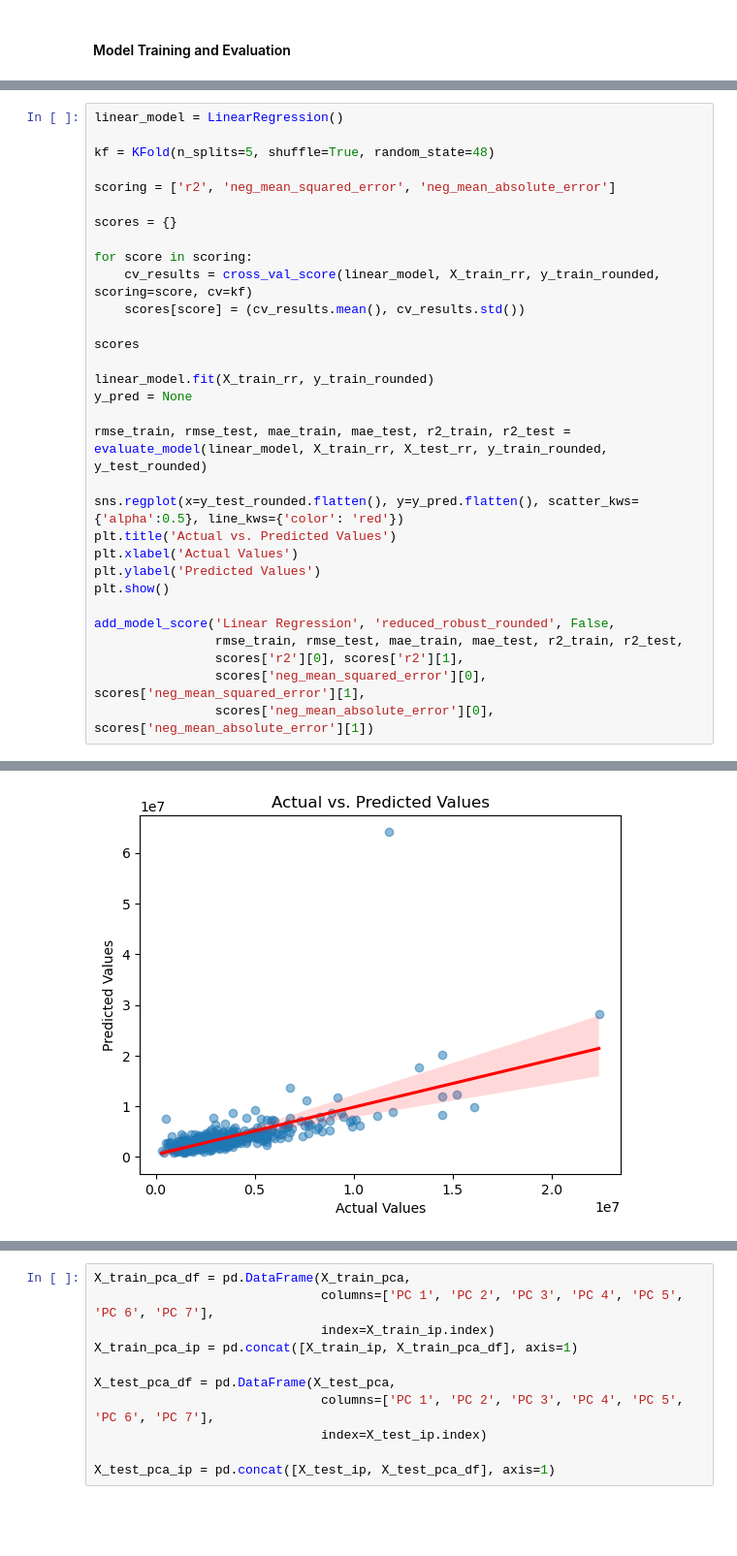
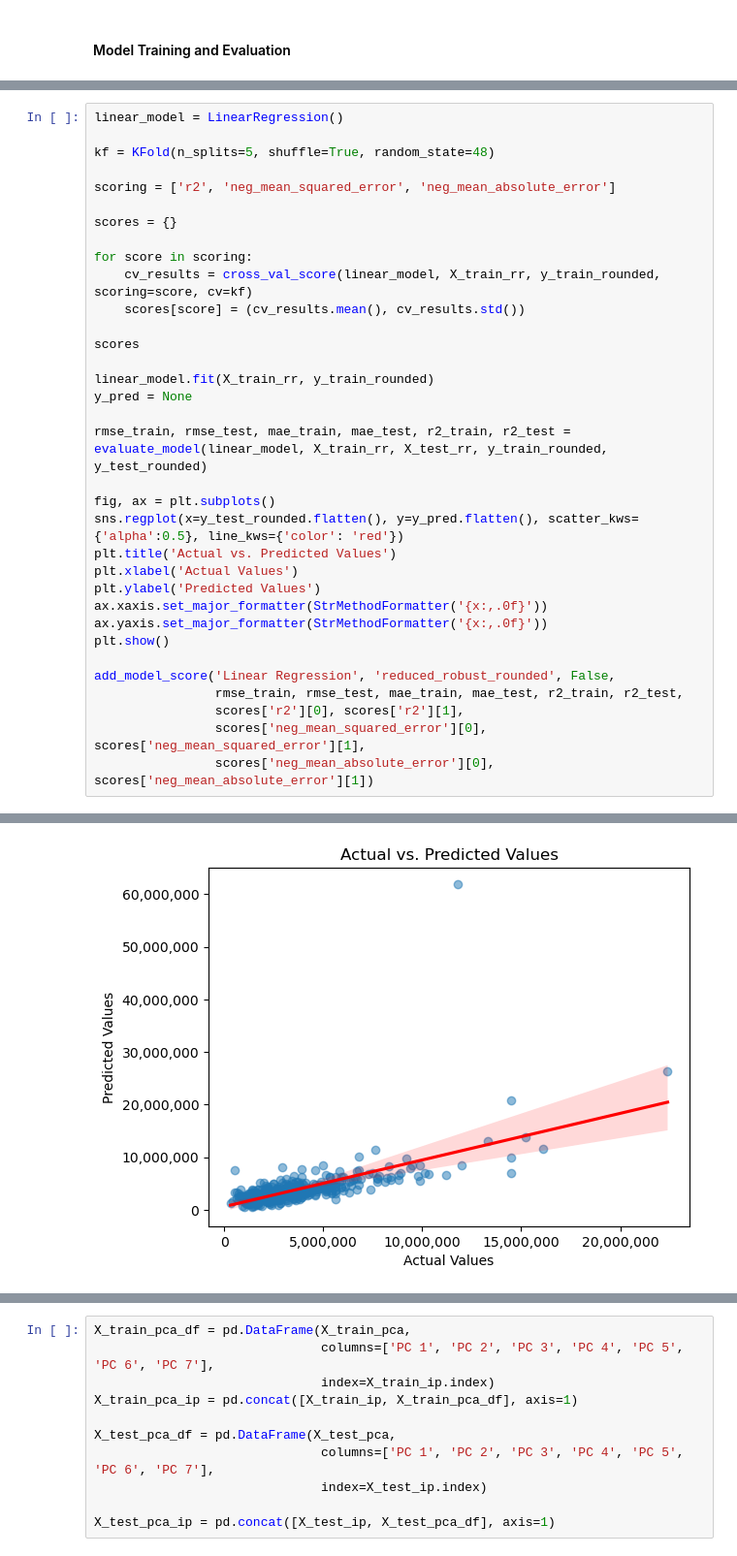
Before and after one commit to dezertdweller/capstone-project-fqhc-model, a Jupyter notebook: notebooks/modeling.ipynb, the cells around one changed output, grey strips where cells are left out. Shown at 97% size. Saved outputs shown, nothing was run; the diff lists cells and outputs as text; blank space fills up the shorter version.

```diff
--- a/notebooks/modeling.ipynb
+++ b/notebooks/modeling.ipynb
@@ -311,10 +318,13 @@ y_pred = None
 
 rmse_train, rmse_test, mae_train, mae_test, r2_train, r2_test = evaluate_model(linear_model, X_train_rr, X_test_rr, y_train_rounded, y_test_rounded)
 
+fig, ax = plt.subplots()
 sns.regplot(x=y_test_rounded.flatten(), y=y_pred.flatten(), scatter_kws={'alpha':0.5}, line_kws={'color': 'red'})
 plt.title('Actual vs. Predicted Values')
 plt.xlabel('Actual Values')
 plt.ylabel('Predicted Values')
+ax.xaxis.set_major_formatter(StrMethodFormatter('{x:,.0f}'))
+ax.yaxis.set_major_formatter(StrMethodFormatter('{x:,.0f}'))
 plt.show()
 
 add_model_score('Linear Regression', 'reduced_robust_rounded', False,
@@ -327,2 +337,2 @@ R2 Score: -0.2905530643855605, Root Mean Squared Error: 3036991.7533092485, Mean
-[figure, old version]
+[figure, new version]
 # %% [markdown]
```
Also changed, not shown: parts of 96 cells of this notebook, 4 other files.
